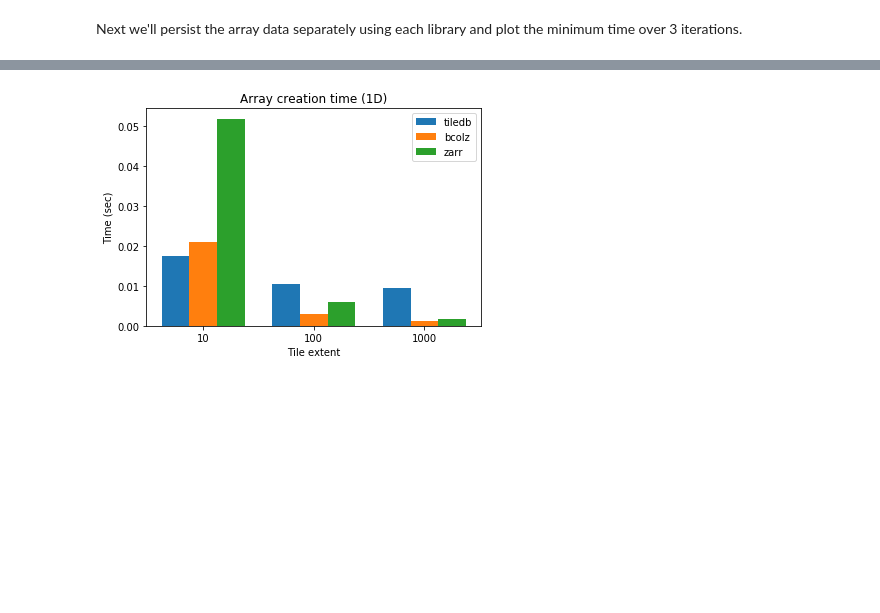
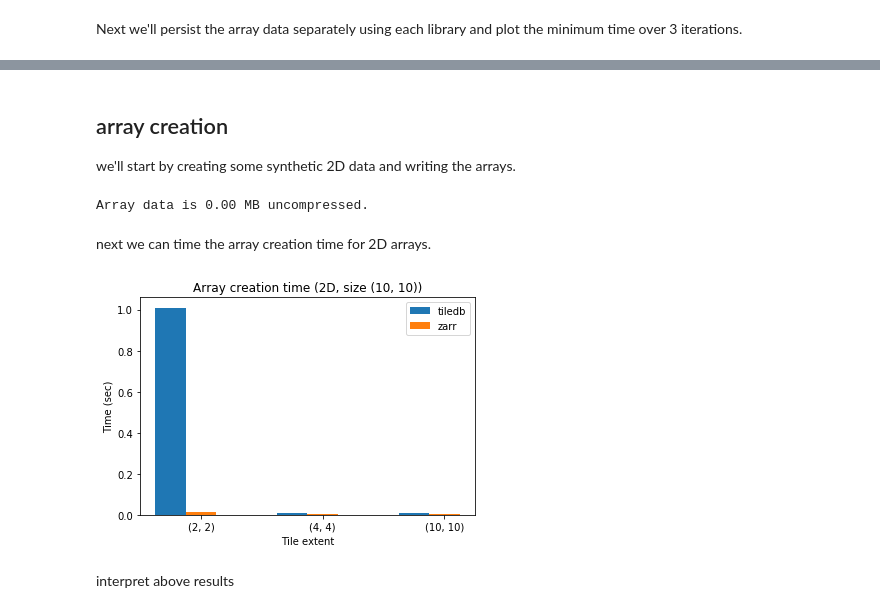
Before and after one commit to TileDB-Inc/archived-bcolz-zarr-benchmarks, a Jupyter notebook: bcolz-zarr/slicing-benchmarks.ipynb, the cells around one changed output, grey strips where cells are left out. Drawn from its saved outputs; the diff is of its cells as text; code cells hidden in the pictures; blank space fills up the shorter version.

```diff
--- a/bcolz-zarr/slicing-benchmarks.ipynb
+++ b/bcolz-zarr/slicing-benchmarks.ipynb
@@ -94,0 +182,15 @@ Next we'll persist the array data separately using each library and plot the min
+# %%
+subarray_read_times = {'tiledb': [], 'zarr': [], 'bcolz': []}
+tile_extents = [10, 100, 1000]
+subarray = (100, 501)
+for t_ext in tile_extents:
+    remove_arrays()
+    write_1d_tiledb_array(array_data, t_ext)
+    write_1d_bcolz_array(array_data, t_ext)
+    write_1d_zarr_array(array_data, t_ext)
+    subarray_read_times['tiledb'].append(min(timeit(lambda: read_tiledb_1d_subarray(subarray), repeat=3)))
+    subarray_read_times['bcolz'].append(min(timeit(lambda: read_bcolz_1d_subarray(subarray), repeat=3)))
+    subarray_read_times['zarr'].append(min(timeit(lambda: read_zarr_1d_subarray(subarray), repeat=3)))
+
+plot_bars(subarray_read_times, 'Multi-cell read time (1D, slice {}:{})'.format(*subarray),
+          'Tile extent', 'Time (sec)')
@@ -95,29 +209,46 @@ Next we'll persist the array data separately using each library and plot the min
+# %% [markdown]
+## array creation
+
+we'll start by creating some synthetic 2D data and writing the arrays.
+# %%
+num_array_values = 10, 10
+array_data = np.random.rand(*num_array_values)
+print('Array data is {:.2f} MB uncompressed.'.format(array_data.nbytes / (1024 * 1024.0)))
+
+
+def write_2d_tiledb_array(array_data, tile_extents):
+    shape = array_data.shape
+    ctx = tiledb.Ctx()
+    dom = tiledb.Domain(ctx,
+                        tiledb.Dim(ctx, domain=(0, shape[0] - 1), tile=tile_extents[0], dtype=np.uint32),
+                        tiledb.Dim(ctx, domain=(0, shape[1] - 1), tile=tile_extents[1], dtype=np.uint32))
+    schema = tiledb.ArraySchema(ctx, domain=dom, sparse=False,
+                                attrs=[tiledb.Attr(ctx, name='a', dtype=np.float64, compressor=tiledb_compressor)])
+    tiledb.DenseArray.create(tiledb_array_name, schema)
+    with tiledb.DenseArray(ctx, tiledb_array_name, mode='w') as A:
+        A[:] = array_data
+
+
+def write_2d_zarr_array(array_data, tile_extents):
+    A = zarr.open(zarr_array_name, mode='w', compressor=zarr_compressor, shape=array_data.shape, chunks=tile_extents,
+                  dtype=np.float64)
+    A[:] = array_data
+# %% [output]
+Array data is 0.00 MB uncompressed.
+# %% [markdown]
+next we can time the array creation time for 2D arrays.
 # %%
-array_creation_times = {'tiledb': [], 'zarr': [], 'bcolz': []}
-tile_extents = [10, 100, 1000]
+array_creation_times = {'tiledb': [], 'zarr': []}
+tile_extents = [(2, 2), (4, 4), (10, 10)]
 for t_ext in tile_extents:
     array_creation_times['tiledb'].append(
-        min(timeit(lambda: write_1d_tiledb_array(array_data, t_ext), setup=remove_arrays, repeat=3)))
+        min(timeit(lambda: write_2d_tiledb_array(array_data, t_ext), setup=remove_arrays, repeat=3)))
     array_creation_times['zarr'].append(
-        min(timeit(lambda: write_1d_zarr_array(array_data, t_ext), setup=remove_arrays, repeat=3)))
-    array_creation_times['bcolz'].append(
-        min(timeit(lambda: write_1d_bcolz_array(array_data, t_ext), setup=remove_arrays, repeat=3)))
+        min(timeit(lambda: write_2d_zarr_array(array_data, t_ext), setup=remove_arrays, repeat=3)))
 
-bar_width = 0.25
-xpos1 = np.arange(len(tile_extents))
-xpos2 = xpos1 + bar_width
-xpos3 = xpos2 + bar_width
-
-plt.bar(xpos1, array_creation_times['tiledb'], width=bar_width, label='tiledb')
-plt.bar(xpos2, array_creation_times['bcolz'], width=bar_width, label='bcolz')
-plt.bar(xpos3, array_creation_times['zarr'], width=bar_width, label='zarr')
-
-plt.title('Array creation time (1D)')
-plt.xlabel('Tile extent')
-plt.ylabel('Time (sec)')
-plt.xticks(xpos1 + bar_width, tile_extents)
-
-plt.legend()
-plt.show()
+plot_bars(array_creation_times, 'Array creation time (2D, size {})'.format(num_array_values),
+          'Tile extent', 'Time (sec)')
 # %% [output]
-[figure, old version]
+[figure, new version]
+# %% [markdown]
+interpret above results
```
Also changed, not shown: parts of 35 cells of this notebook.
